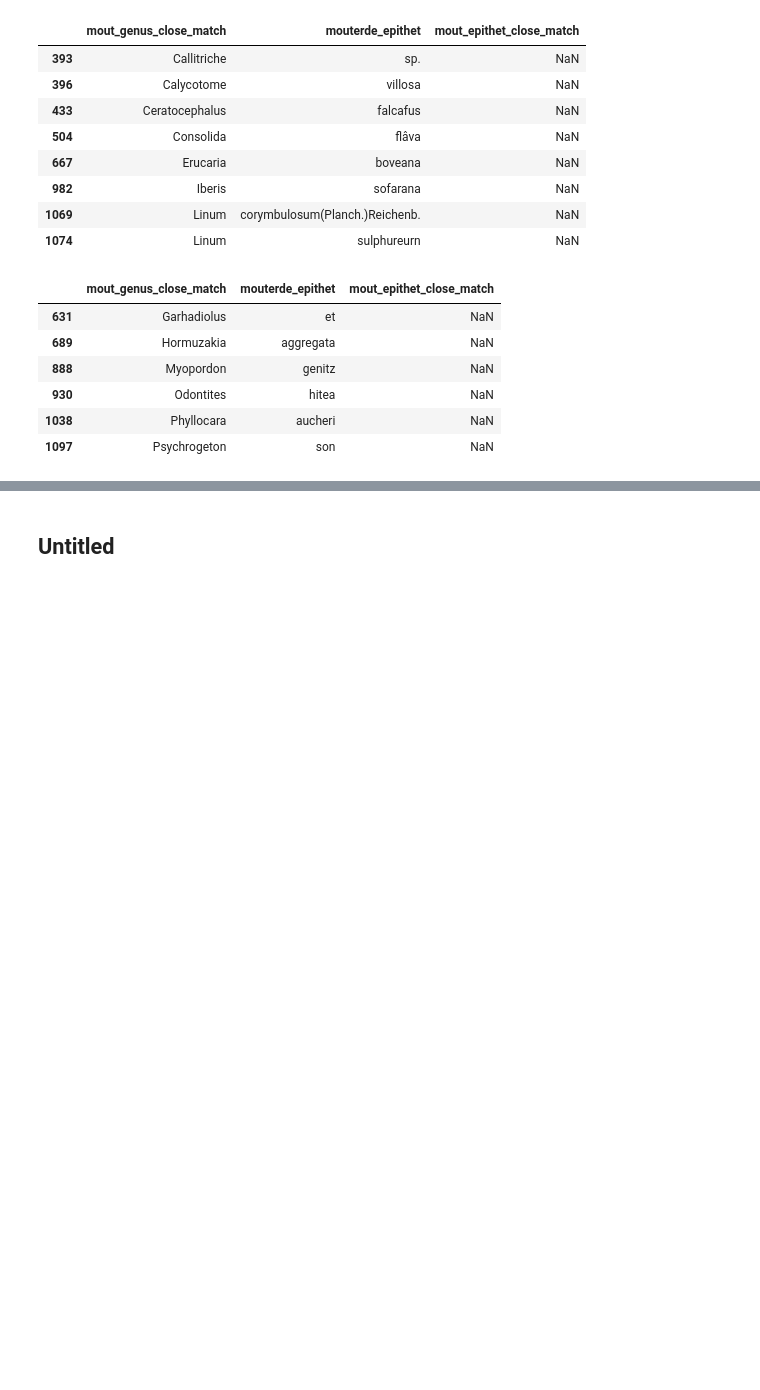
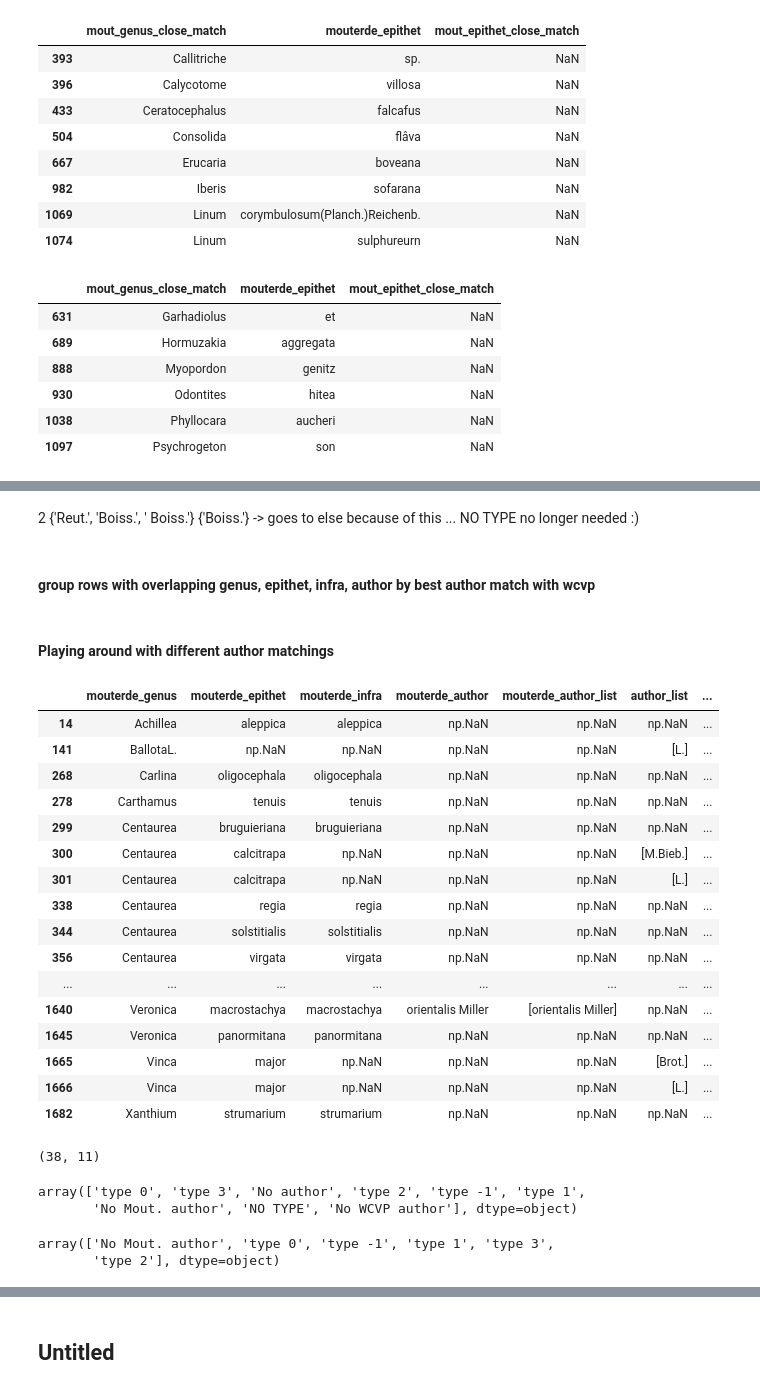
Before and after one commit to shidedh/UpdateFlora, a Jupyter notebook: fuzzy_code/fuzzy_match_pipeline.ipynb, the cells around one changed output, grey strips where cells are left out. Saved outputs shown, nothing was run; the diff lists cells and outputs as text; code cells hidden in the pictures; blank space fills up the shorter version.

```diff
--- a/fuzzy_code/fuzzy_match_pipeline.ipynb
+++ b/fuzzy_code/fuzzy_match_pipeline.ipynb
@@ -406,0 +632,30 @@ vol3_df[~(vol3_df['mouterde_epithet'].isna()) & (vol3_df['mout_epithet_close_mat
+# %%
+def get_match_type(row):
+    authors_set_src = set(row['mouterde_author_list'])
+    authors_set_dst = set(row['author_list'])
+    num_overlap = row['num_author_overlap']
+
+    if row['mouterde_author_list'] == "np.NaN" and row['author_list'] == "np.NaN" :
+        return "No author"
+
+    elif row['mouterde_author_list'] == "np.NaN":
+        return "No Mout. author"
+
+    elif row['author_list'] == "np.NaN":
+        return "No WCVP author"
+
+    type = "NO TYPE"
+    if num_overlap == 0 and len(authors_set_src) > 0 and  len(authors_set_dst) > 0:
+        type = "type -1"
+    elif num_overlap == len(authors_set_src) and len(authors_set_src) == len(authors_set_dst):
+        type = "type 0" #everything the same
+    elif num_overlap == len(authors_set_src):
+        type = "type 1" #everything in src match but dst set has more
+    elif num_overlap == len(authors_set_dst):
+        type = "type 2" #everything in dst match but src has more
+
+    elif num_overlap < min(len(authors_set_src), len(authors_set_dst)):
+        type = "type 3" # a subset of dst or src do not overlap (and one is not a proper subset of another)
+    else:
+        print(num_overlap, authors_set_src, authors_set_dst)
+    return type
@@ -406,0 +690,3 @@ vol3_df[~(vol3_df['mouterde_epithet'].isna()) & (vol3_df['mout_epithet_close_mat
+# %%
+vol3_merge_simplified["num_author_overlap"] = vol3_merge_simplified.apply(get_num_overlap, axis=1)
+vol3_merge_simplified["author_match_type"] = vol3_merge_simplified.apply(get_match_type, axis=1)
@@ -406,0 +705,4 @@ vol3_df[~(vol3_df['mouterde_epithet'].isna()) & (vol3_df['mout_epithet_close_mat
+# %% [markdown]
+2 {'Reut.', 'Boiss.', ' Boiss.'} {'Boiss.'} -> goes to else because of this ... NO TYPE no longer needed :)
+# %% [markdown]
+#### group rows with overlapping genus, epithet, infra, author by best author match with wcvp
@@ -406,0 +714,42 @@ vol3_df[~(vol3_df['mouterde_epithet'].isna()) & (vol3_df['mout_epithet_close_mat
+# %% [markdown]
+#### Playing around with different author matchings
+# %%
+vol3_merge_simplified[(vol3_merge_simplified["author_match_type"] == "No author") |
+                      (vol3_merge_simplified["author_match_type"] == "No Mout. author") |
+                      (vol3_merge_simplified["author_match_type"] == 'No WCVP author')
+                     ]
+# %% [output]
+|  | mouterde_genus | mouterde_epithet | mouterde_infra | mouterde_author | mouterde_author_list | author_list | ... |
+| 14 | Achillea | aleppica | aleppica | np.NaN | np.NaN | np.NaN | ... |
+| 141 | BallotaL. | np.NaN | np.NaN | np.NaN | np.NaN | [L.] | ... |
+| 268 | Carlina | oligocephala | oligocephala | np.NaN | np.NaN | np.NaN | ... |
+| 278 | Carthamus | tenuis | tenuis | np.NaN | np.NaN | np.NaN | ... |
+| 299 | Centaurea | bruguieriana | bruguieriana | np.NaN | np.NaN | np.NaN | ... |
+| 300 | Centaurea | calcitrapa | np.NaN | np.NaN | np.NaN | [M.Bieb.] | ... |
+| 301 | Centaurea | calcitrapa | np.NaN | np.NaN | np.NaN | [L.] | ... |
+| 338 | Centaurea | regia | regia | np.NaN | np.NaN | np.NaN | ... |
+| 344 | Centaurea | solstitialis | solstitialis | np.NaN | np.NaN | np.NaN | ... |
+| 356 | Centaurea | virgata | virgata | np.NaN | np.NaN | np.NaN | ... |
+| ... | ... | ... | ... | ... | ... | ... | ... |
+| 1640 | Veronica | macrostachya | macrostachya | orientalis Miller | [orientalis Miller] | np.NaN | ... |
+| 1645 | Veronica | panormitana | panormitana | np.NaN | np.NaN | np.NaN | ... |
+| 1665 | Vinca | major | np.NaN | np.NaN | np.NaN | [Brot.] | ... |
+| 1666 | Vinca | major | np.NaN | np.NaN | np.NaN | [L.] | ... |
+| 1682 | Xanthium | strumarium | strumarium | np.NaN | np.NaN | np.NaN | ... |
+# %%
+vol3_merge_simplified_grouped[(vol3_merge_simplified_grouped["author_match_type"] == "No author") |
+                              (vol3_merge_simplified_grouped["author_match_type"] == "No Mout. author") |
+                              (vol3_merge_simplified_grouped["author_match_type"] == 'No WCVP author')
+                             ].shape
+# %% [output]
+(38, 11)
+# %%
+vol3_merge_simplified_grouped["author_match_type"].unique()
+# %% [output]
+array(['type 0', 'type 3', 'No author', 'type 2', 'type -1', 'type 1',
+       'No Mout. author', 'NO TYPE', 'No WCVP author'], dtype=object)
+# %%
+vol1_merge_simplified["author_match_type"].unique()
+# %% [output]
+array(['No Mout. author', 'type 0', 'type -1', 'type 1', 'type 3',
+       'type 2'], dtype=object)
```
Also changed, not shown: parts of 29 cells of this notebook.
